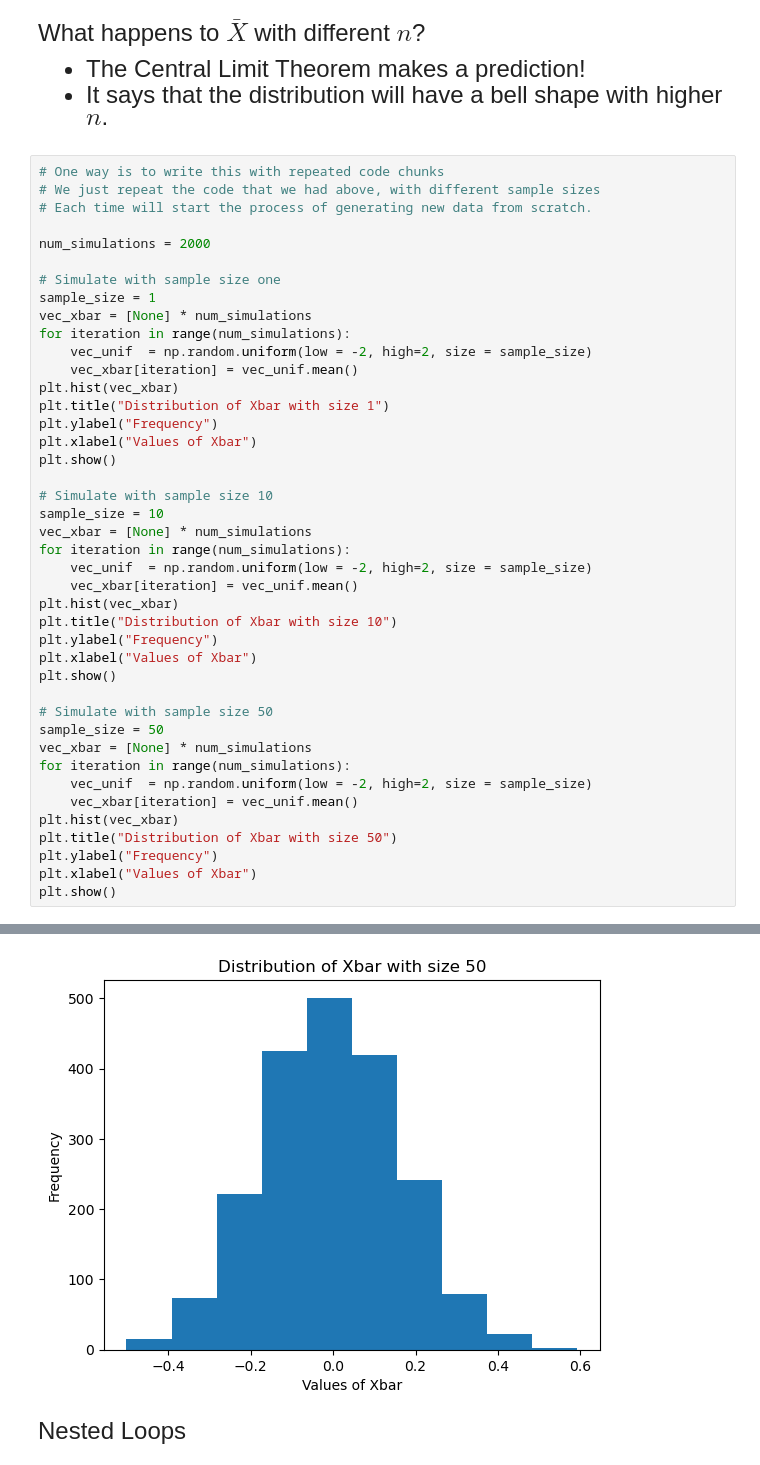
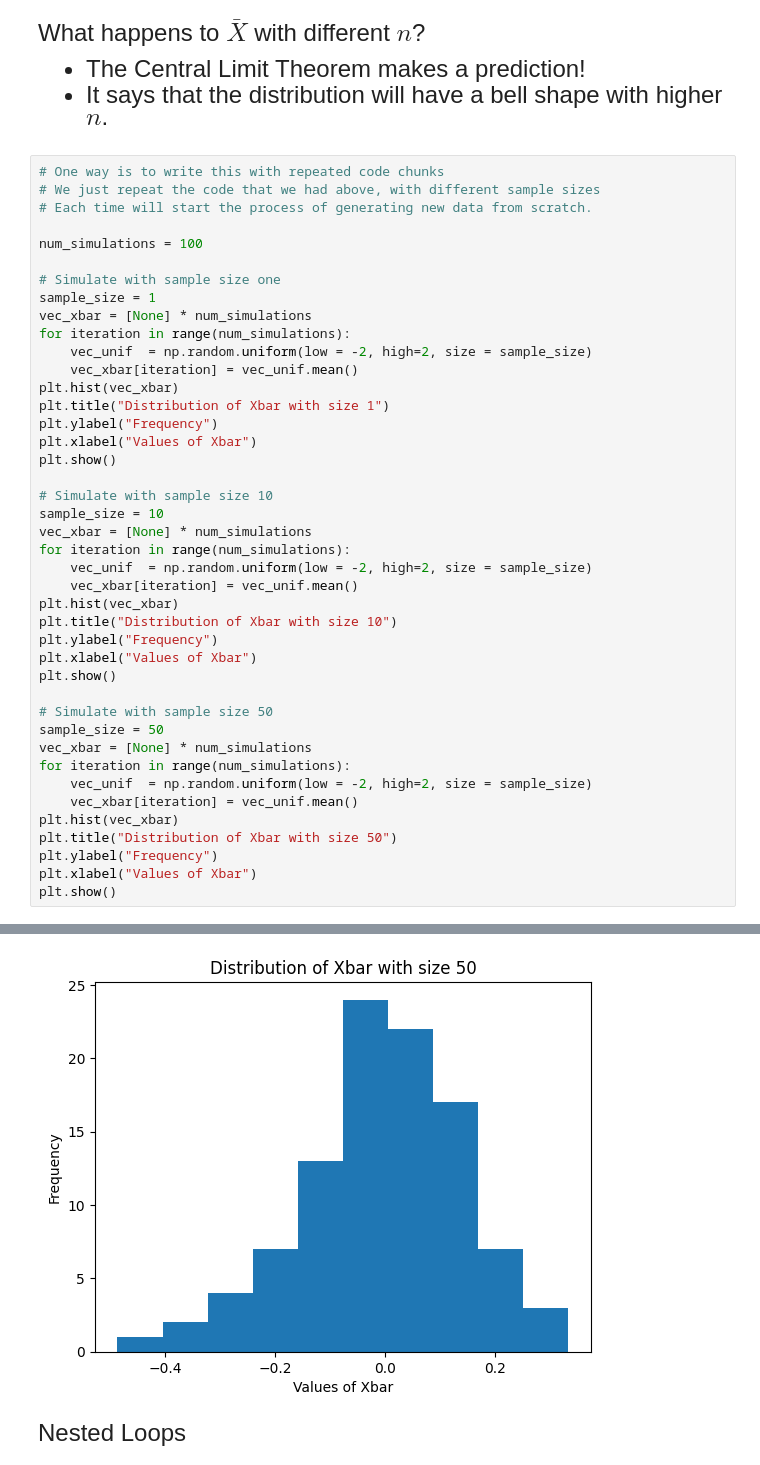
Before and after one commit to JunyiZhou-Conny/qtm151spring2023, a Jupyter notebook: Lecture 06 Distribution Simulation/Lecture 6.ipynb, the cells around one changed output, grey strips where cells are left out. Cells and saved outputs as stored; diff of their text form.

```diff
--- a/Lecture 06 Distribution Simulation/Lecture 6.ipynb
+++ b/Lecture 06 Distribution Simulation/Lecture 6.ipynb
@@ -181,7 +181,7 @@ What happens to $\bar{X}$ with different $n$?
 # We just repeat the code that we had above, with different sample sizes
 # Each time will start the process of generating new data from scratch.
 
-num_simulations = 2000
+num_simulations = 100
 
 # Simulate with sample size one
 sample_size = 1
@@ -224,4 +224,4 @@ plt.show()
-[figure, old version]
+[figure, new version]
 # %% [markdown]
 <font size = "5">
 Nested Loops
```
Also changed, not shown: parts of 1 cell of this notebook, 4 other files.
